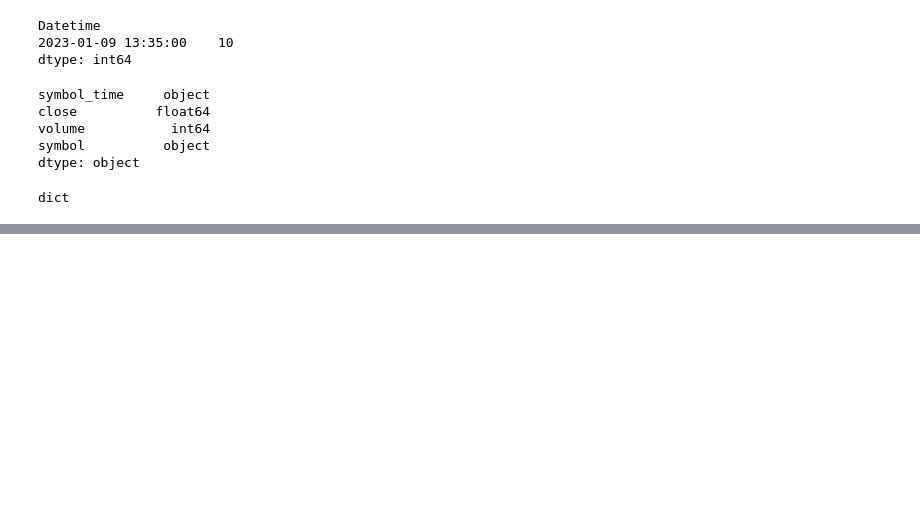
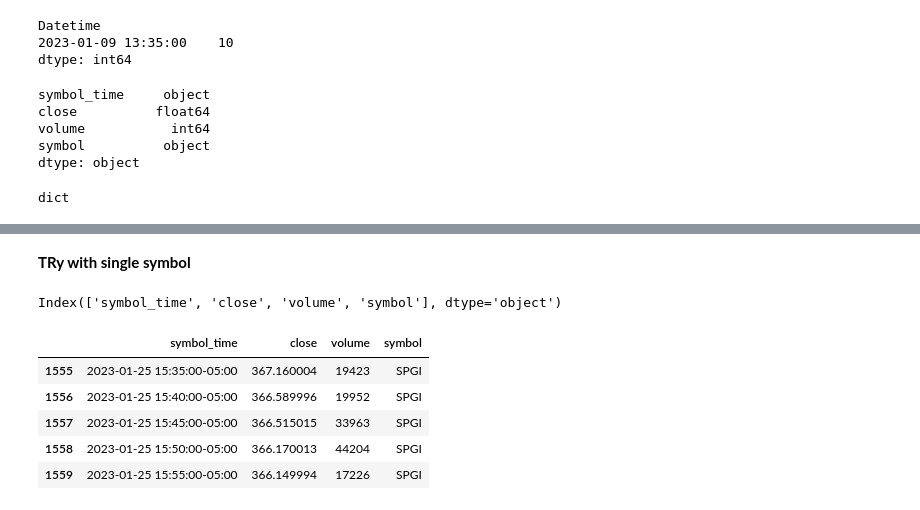
Before and after one commit to odog96/streaming-stock-data, a Jupyter notebook: forecast_test_model.ipynb, the cells around one changed output, grey strips where cells are left out. Cells and saved outputs as stored; diff of their text form; code cells hidden in the pictures; blank space fills up the shorter version.

```diff
--- a/forecast_test_model.ipynb
+++ b/forecast_test_model.ipynb
@@ -294,3 +262,21 @@ r.json()
 #     print(prediction)
 
 #     return prediction
+# %% [markdown]
+**TRy with single symbol**
+# %%
+stock_total.columns
+# %% [output]
+Index(['symbol_time', 'close', 'volume', 'symbol'], dtype='object')
+# %%
+#stock_total.symbol.unique()
+test_df = stock_total[stock_total['symbol'] == 'SPGI'].copy()
+# %%
+test_df.sort_values('symbol_time').tail()
+# %% [output]
+|  | symbol_time | close | volume | symbol |
+| 1555 | 2023-01-25 15:35:00-05:00 | 367.160004 | 19423 | SPGI |
+| 1556 | 2023-01-25 15:40:00-05:00 | 366.589996 | 19952 | SPGI |
+| 1557 | 2023-01-25 15:45:00-05:00 | 366.515015 | 33963 | SPGI |
+| 1558 | 2023-01-25 15:50:00-05:00 | 366.170013 | 44204 | SPGI |
+| 1559 | 2023-01-25 15:55:00-05:00 | 366.149994 | 17226 | SPGI |
```
Also changed, not shown: parts of 14 cells of this notebook, 10 other files.
